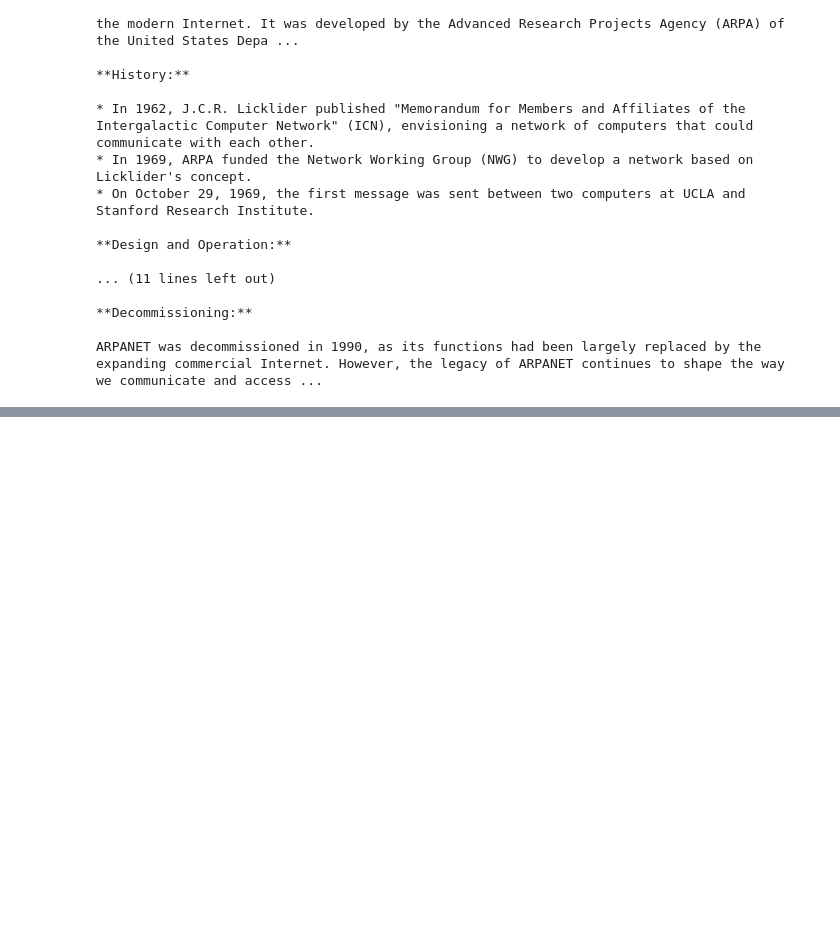
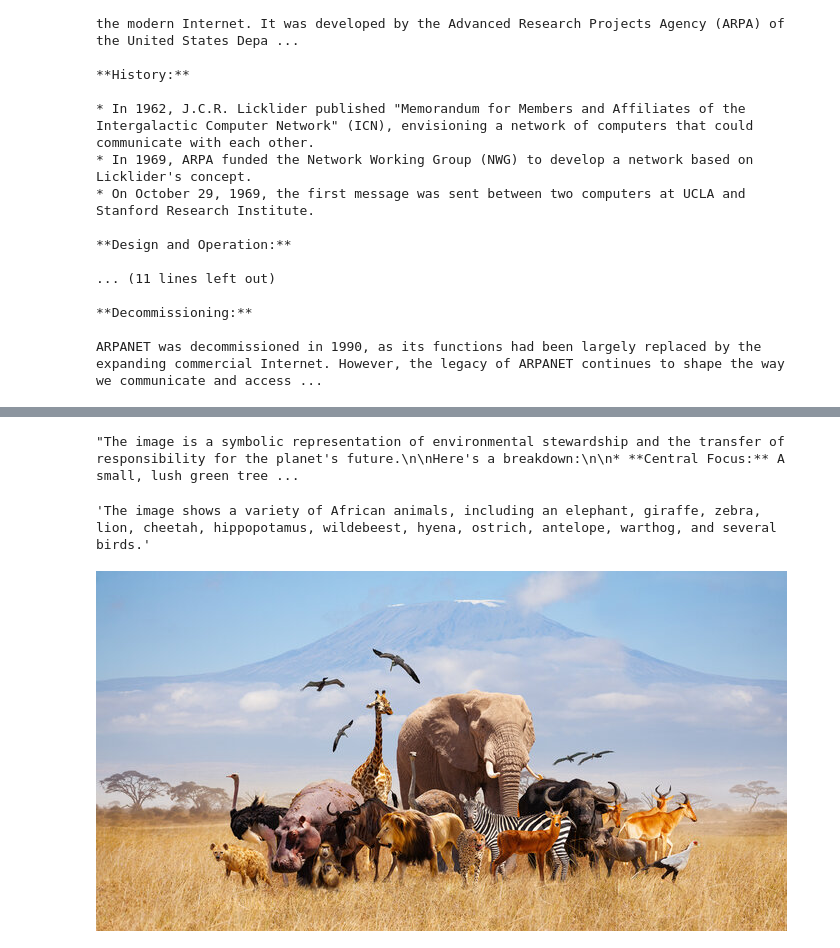
Before and after one commit to damodara2006/GenAI, a Jupyter notebook: openai_day2.ipynb, the cells around one changed output, grey strips where cells are left out. Saved outputs shown, nothing was run; the diff lists cells and outputs as text; code cells hidden in the pictures; blank space fills up the shorter version.

```diff
--- a/openai_day2.ipynb
+++ b/openai_day2.ipynb
@@ -291,0 +312,4 @@ ARPANET was decommissioned in 1990, as its functions had been largely replaced b
+# %%
+image_data.text
+# %% [output]
+"The image is a symbolic representation of environmental stewardship and the transfer of responsibility for the planet's future.\n\nHere's a breakdown:\n\n* **Central Focus:** A small, lush green tree ...
@@ -291,0 +320,2 @@ ARPANET was decommissioned in 1990, as its functions had been largely replaced b
+# %%
+image1 = Image.open('/content/animals.jpg')
@@ -291,0 +324,8 @@ ARPANET was decommissioned in 1990, as its functions had been largely replaced b
+# %%
+image_text.text
+# %% [output]
+'The image shows a variety of African animals, including an elephant, giraffe, zebra, lion, cheetah, hippopotamus, wildebeest, hyena, ostrich, antelope, warthog, and several birds.'
+# %%
+image1
+# %% [output]
+[figure, added]
```
Also changed, not shown: parts of 16 cells of this notebook.
